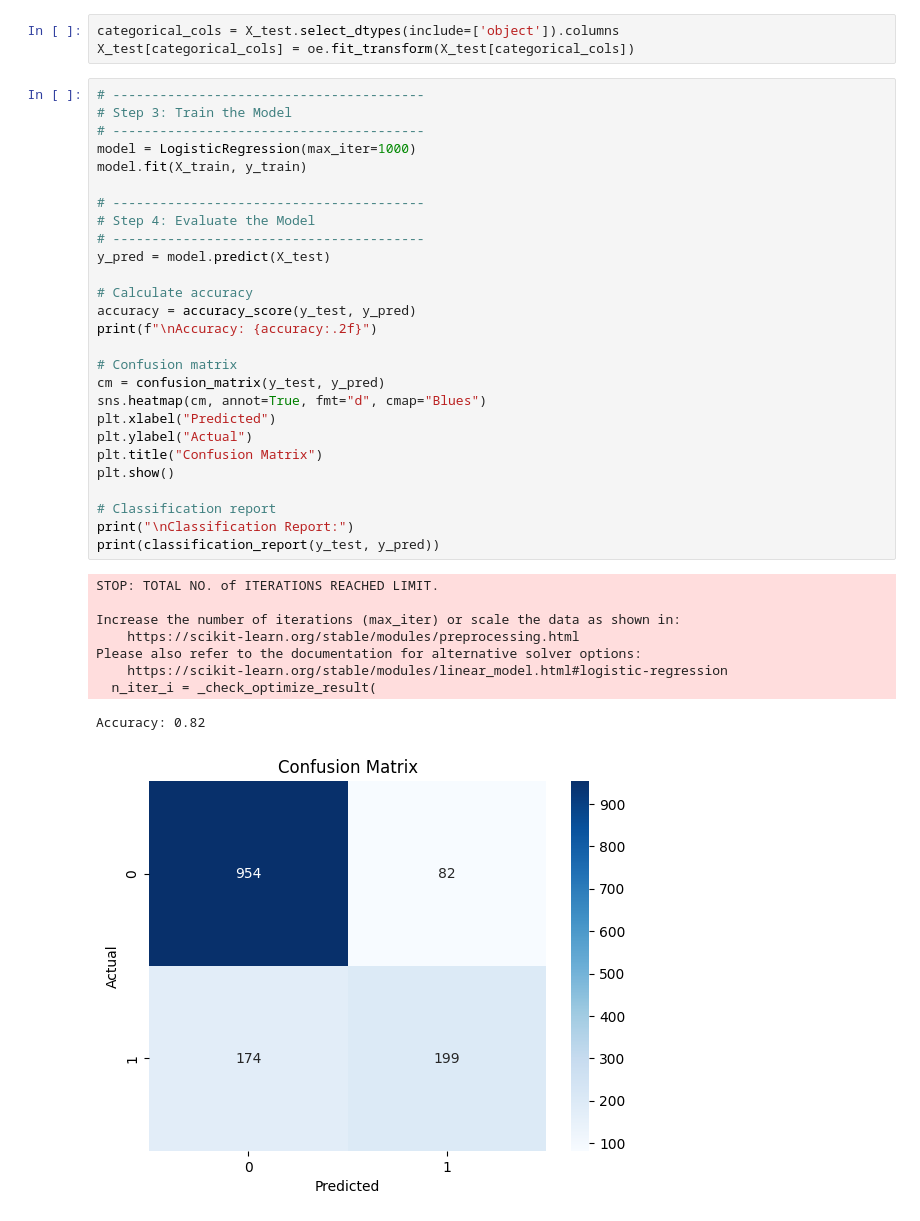
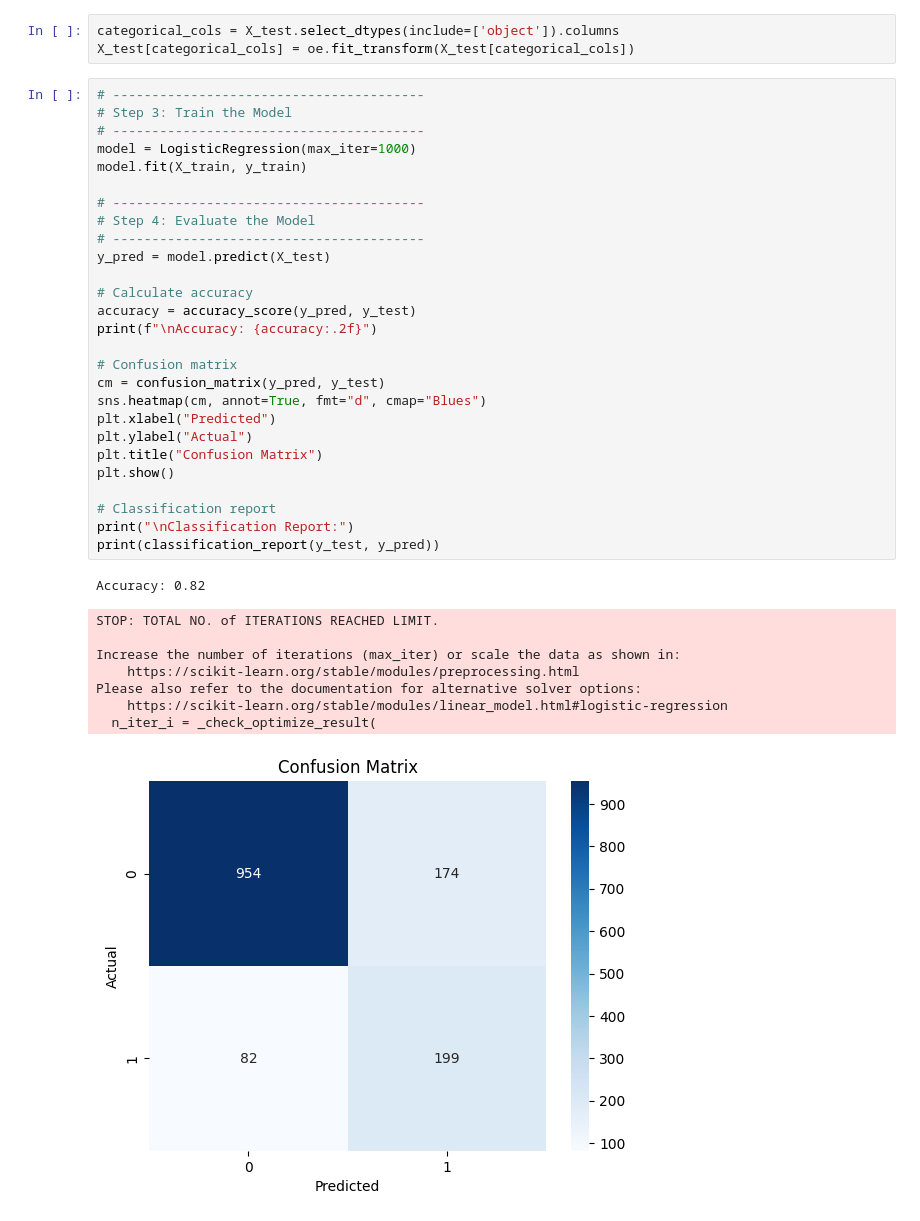
Before and after one commit to SHUBHA67/CL4, a Jupyter notebook: BI/BI_classification.ipynb, the cells around one changed output. Saved outputs shown, nothing was run; the diff lists cells and outputs as text.

```diff
--- a/BI/BI_classification.ipynb
+++ b/BI/BI_classification.ipynb
@@ -74,40 +74,40 @@ X_test[categorical_cols] = oe.fit_transform(X_test[categorical_cols])
 # %%
 # ----------------------------------------
 # Step 3: Train the Model
 # ----------------------------------------
 model = LogisticRegression(max_iter=1000)
 model.fit(X_train, y_train)
 
 # ----------------------------------------
 # Step 4: Evaluate the Model
 # ----------------------------------------
 y_pred = model.predict(X_test)
 
 # Calculate accuracy
-accuracy = accuracy_score(y_test, y_pred)
+accuracy = accuracy_score(y_pred, y_test)
 print(f"\nAccuracy: {accuracy:.2f}")
 
 # Confusion matrix
-cm = confusion_matrix(y_test, y_pred)
+cm = confusion_matrix(y_pred, y_test)
 sns.heatmap(cm, annot=True, fmt="d", cmap="Blues")
 plt.xlabel("Predicted")
 plt.ylabel("Actual")
 plt.title("Confusion Matrix")
 plt.show()
 
 # Classification report
 print("\nClassification Report:")
 print(classification_report(y_test, y_pred))
 # %% [output]
-STOP: TOTAL NO. of ITERATIONS REACHED LIMIT.
-
-Increase the number of iterations (max_iter) or scale the data as shown in:
-    https://scikit-learn.org/stable/modules/preprocessing.html
-Please also refer to the documentation for alternative solver options:
-    https://scikit-learn.org/stable/modules/linear_model.html#logistic-regression
-  n_iter_i = _check_optimize_result(
+Accuracy: 0.82
-Accuracy: 0.82
+STOP: TOTAL NO. of ITERATIONS REACHED LIMIT.
+
+Increase the number of iterations (max_iter) or scale the data as shown in:
+    https://scikit-learn.org/stable/modules/preprocessing.html
+Please also refer to the documentation for alternative solver options:
+    https://scikit-learn.org/stable/modules/linear_model.html#logistic-regression
+  n_iter_i = _check_optimize_result(
-[figure, old version]
+[figure, new version]
 Classification Report:
               precision    recall  f1-score   support
 
```
